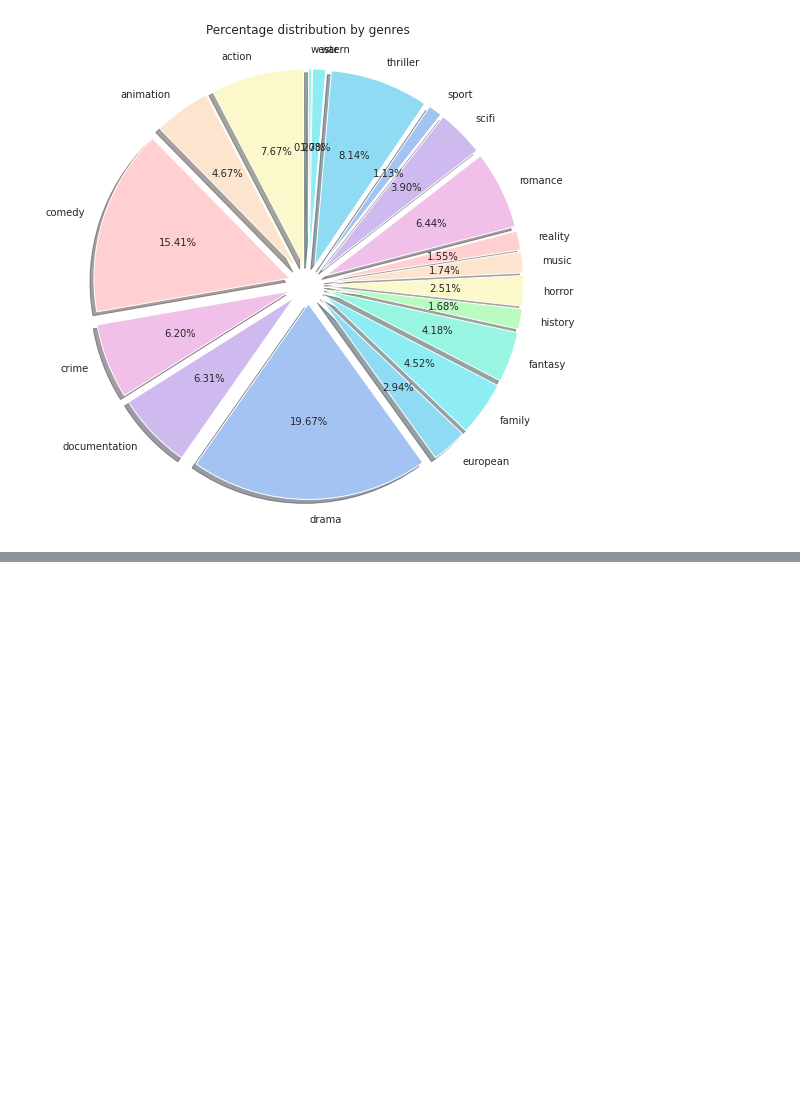
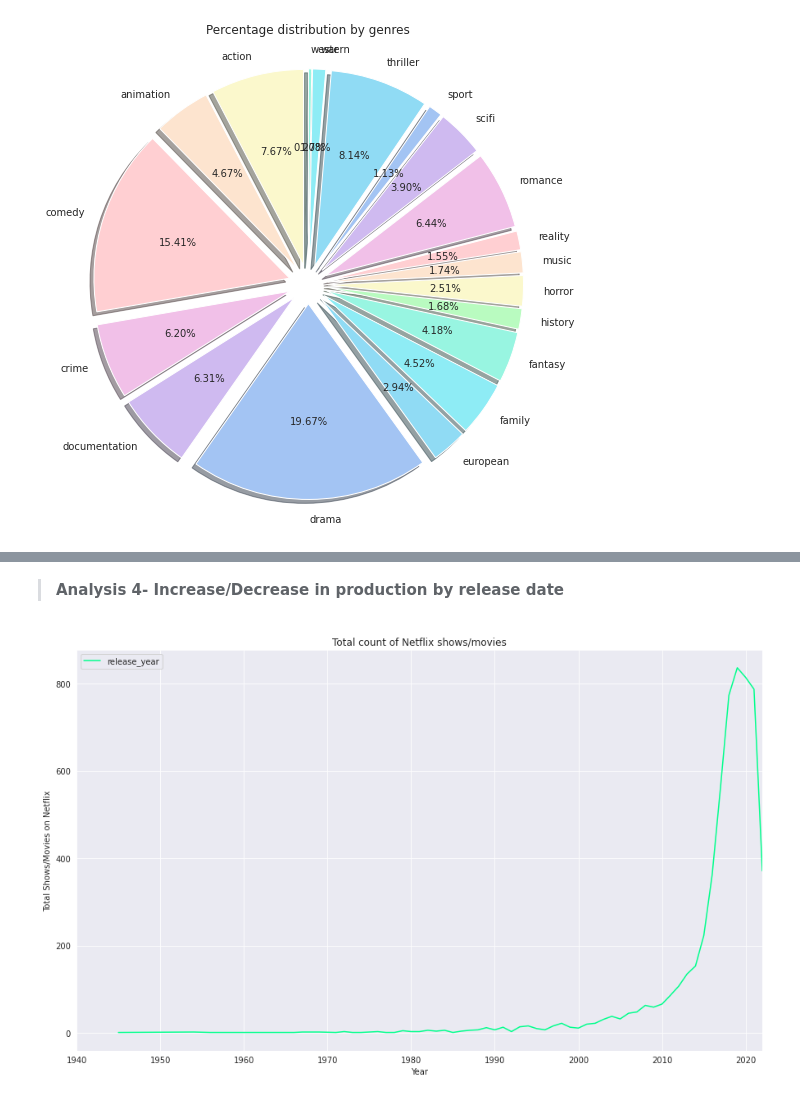
Before and after one commit to AyuDwi1996/data-analysis-using-python, a Jupyter notebook: netflix-tv-shows-and-movie.ipynb, the cells around one changed output, grey strips where cells are left out. Cells and saved outputs as stored; diff of their text form; code cells hidden in the pictures; blank space fills up the shorter version.

```diff
--- a/netflix-tv-shows-and-movie.ipynb
+++ b/netflix-tv-shows-and-movie.ipynb
@@ -290,0 +259,17 @@ titles_groupby_country
+# %% [markdown]
+> **Analysis 4- Increase/Decrease in production by release date**
+# %%
+plt.figure(figsize=(15, 9))
+
+
+release_year_count=titles['release_year'].value_counts()
+release_year_count=pd.DataFrame(release_year_count)
+
+sns.lineplot(data=release_year_count,palette = 'gist_rainbow' )
+plt.title('Total count of Netflix shows/movies')
+plt.xlim(1940, 2022)
+plt.xlabel('Year')
+plt.ylabel('Total Shows/Movies on Netflix')
+plt.show()
+# %% [output]
+[figure, added]
```
Also changed, not shown: parts of 4 cells of this notebook.
